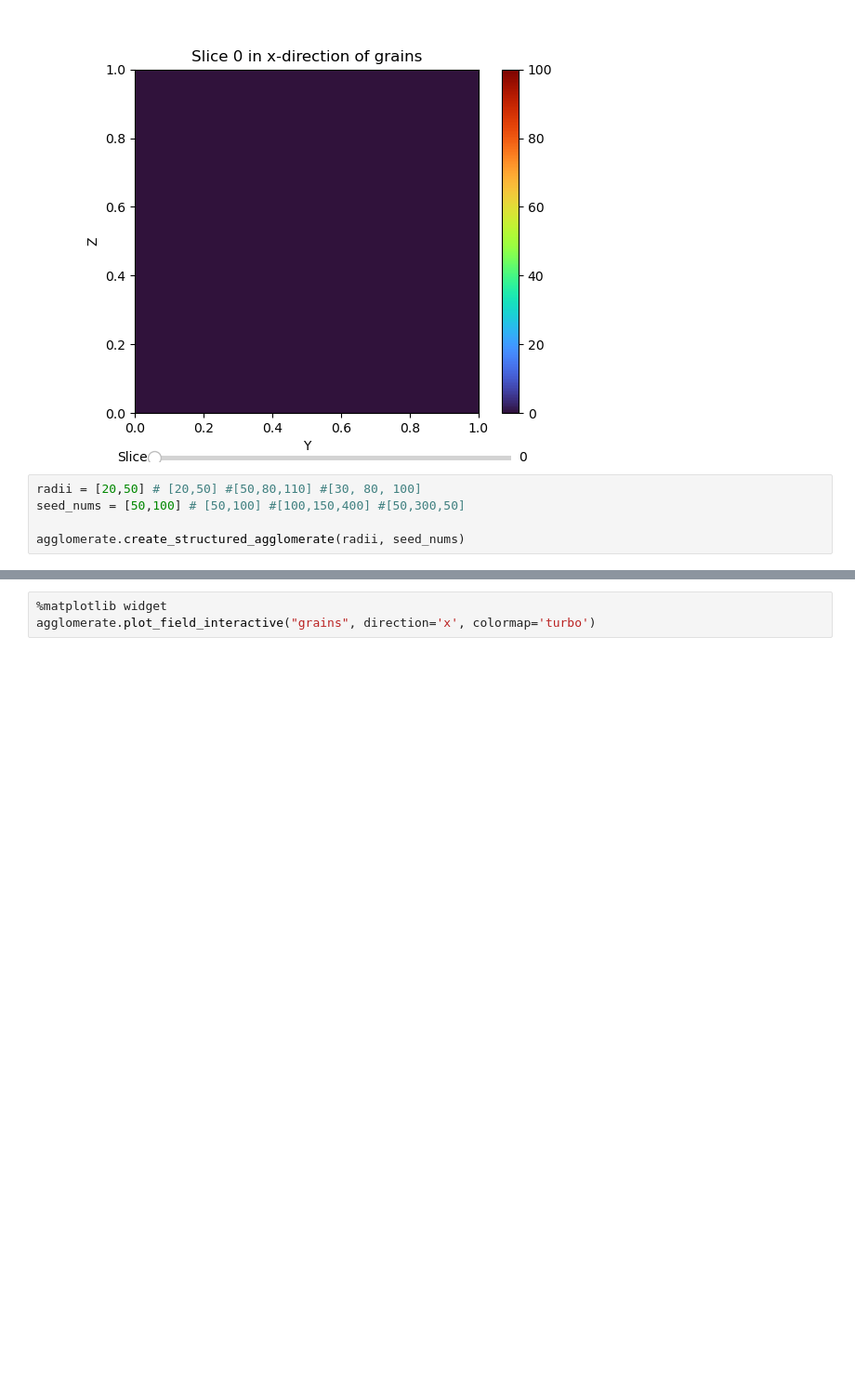
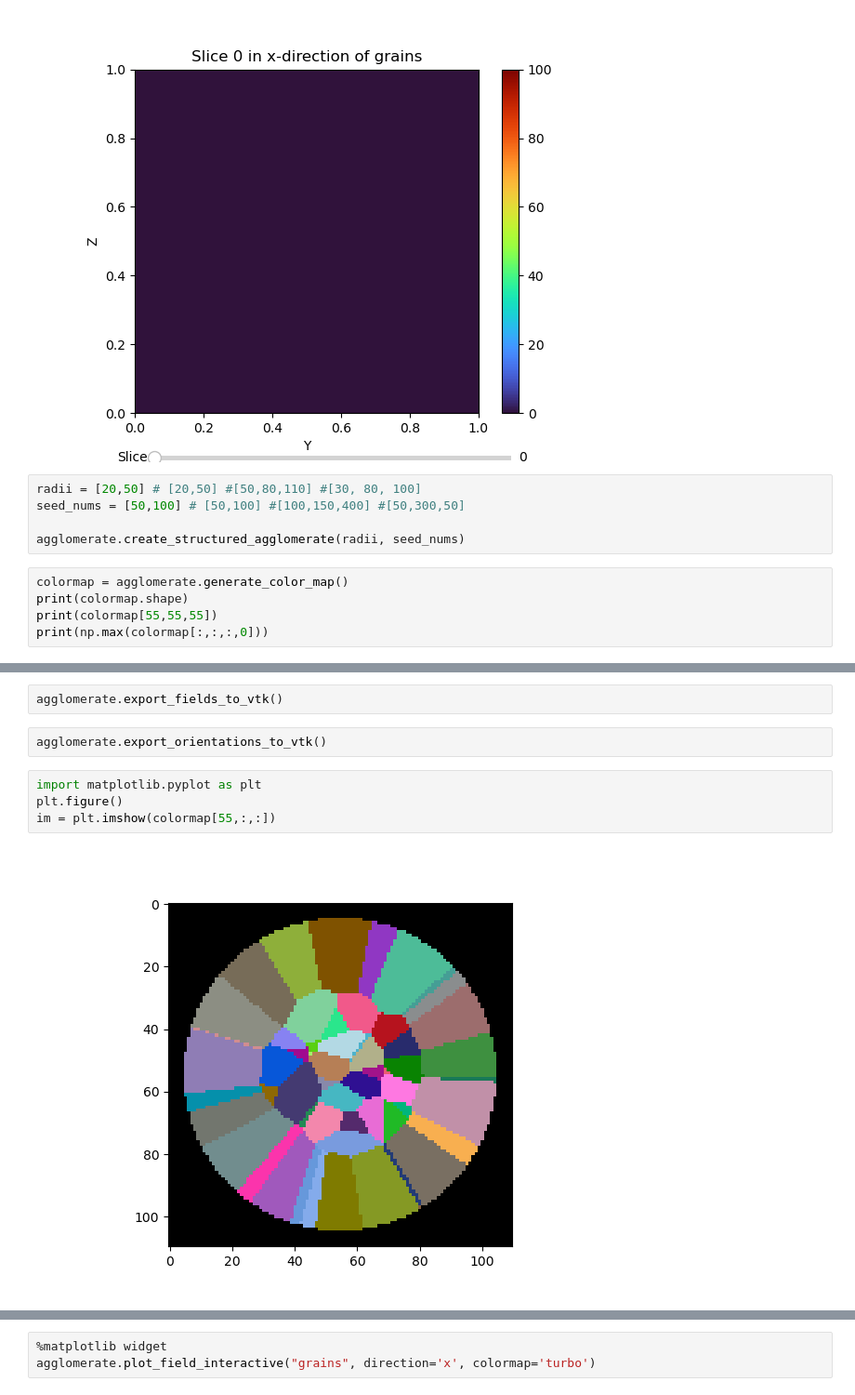
Before and after one commit to daubners/meatballs, a Jupyter notebook: 00-generation-of-NMC-agglomerate.ipynb, the cells around one changed output, grey strips where cells are left out. Shown at 93% size. Drawn from its saved outputs; the diff is of its cells as text; blank space fills up the shorter version.

```diff
--- a/00-generation-of-NMC-agglomerate.ipynb
+++ b/00-generation-of-NMC-agglomerate.ipynb
@@ -22,3 +24,8 @@ radii = [20,50] # [20,50] #[50,80,110] #[30, 80, 100]
 seed_nums = [50,100] # [50,100] #[100,150,400] #[50,300,50]
 
 agglomerate.create_structured_agglomerate(radii, seed_nums)
+# %%
+colormap = agglomerate.generate_color_map()
+print(colormap.shape)
+print(colormap[55,55,55])
+print(np.max(colormap[:,:,:,0]))
@@ -24,0 +57,10 @@ agglomerate.create_structured_agglomerate(radii, seed_nums)
+# %%
+agglomerate.export_fields_to_vtk()
+# %%
+agglomerate.export_orientations_to_vtk()
+# %%
+import matplotlib.pyplot as plt
+plt.figure()
+im = plt.imshow(colormap[55,:,:])
+# %% [output]
+[figure, added]
```
Also changed, not shown: parts of 7 cells of this notebook, 3 other files.
